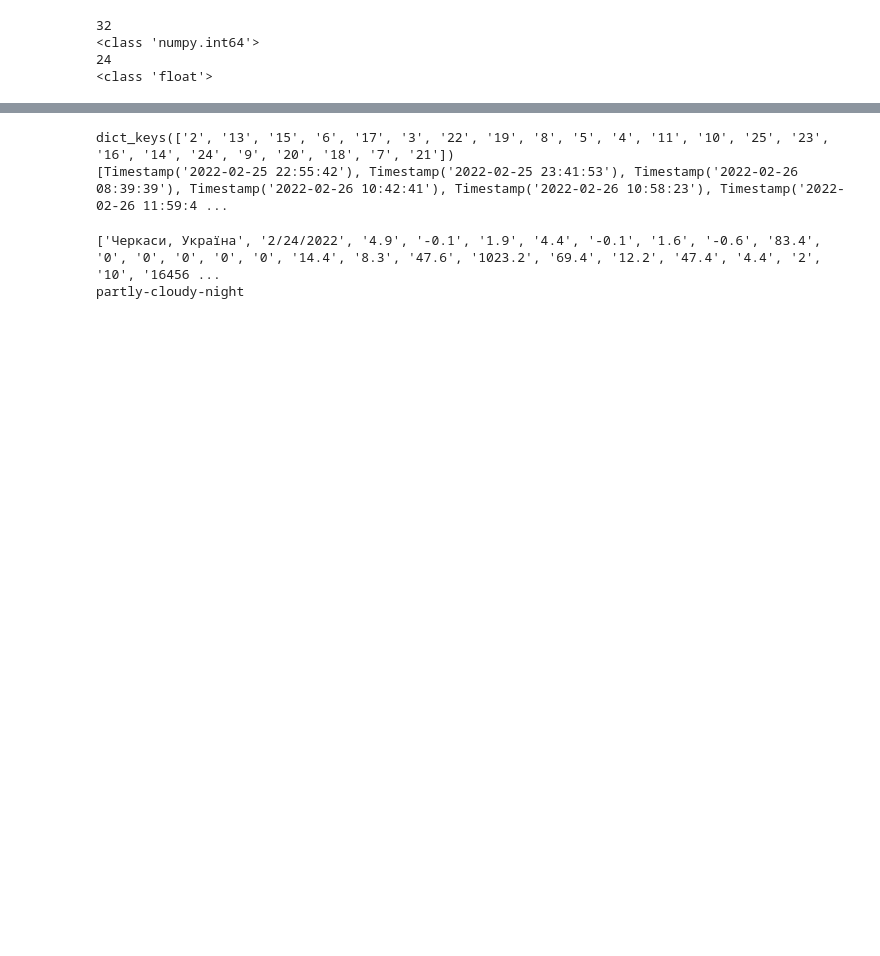
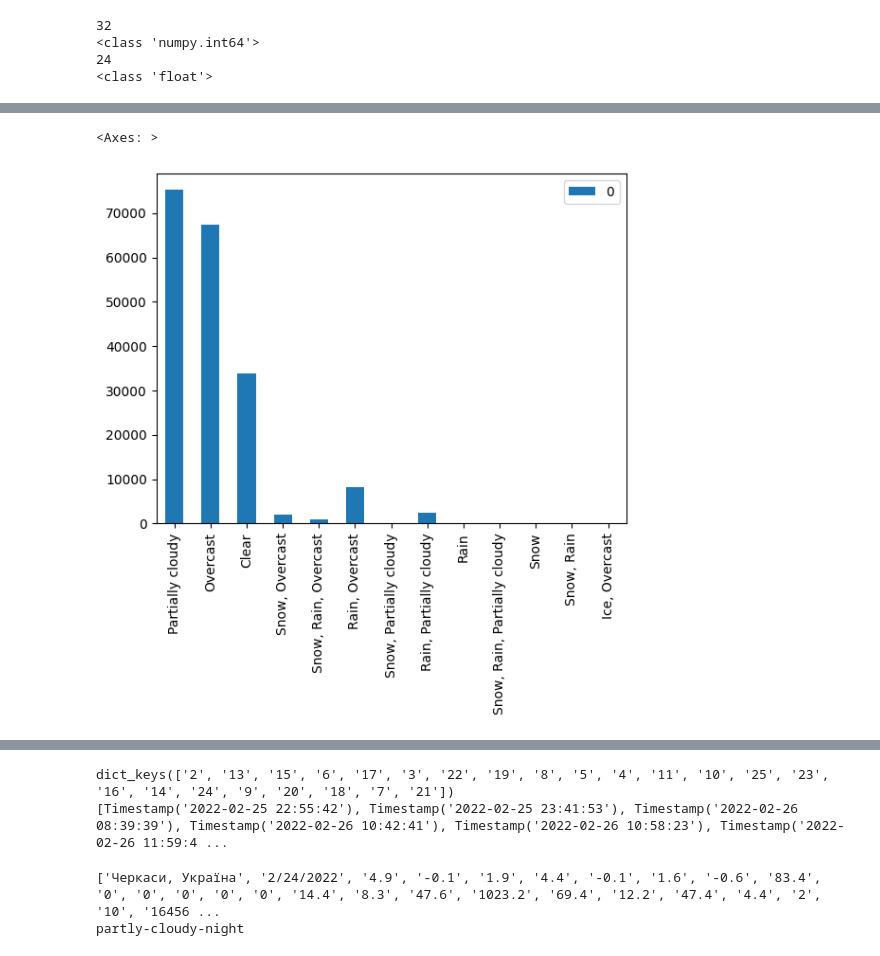
Before and after one commit to Darituan/kma-system-design-project, a Jupyter notebook: lab3/0_model_1.ipynb, the cells around one changed output, grey strips where cells are left out. Cells and saved outputs as stored; diff of their text form; code cells hidden in the pictures; blank space fills up the shorter version.

```diff
--- a/lab3/0_model_1.ipynb
+++ b/lab3/0_model_1.ipynb
@@ -113,0 +169,10 @@ dates = sorted(dates)
+# %%
+conditions = []
+for line in test_data:
+    if len(line[49]) < 30:
+        conditions.append(line[49])
+df = pd.DataFrame.from_dict(Counter(conditions), orient='index')
+df.plot(kind='bar')
+# %% [output]
+<Axes: >
+[figure, added]
```
Also changed, not shown: parts of 7 cells of this notebook.
